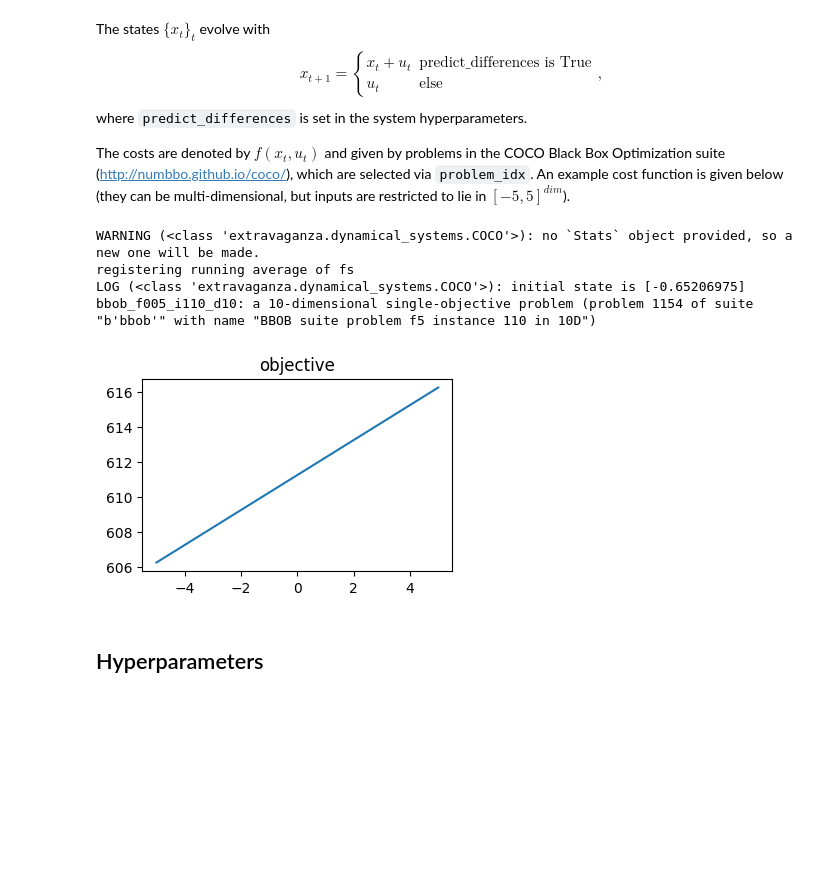
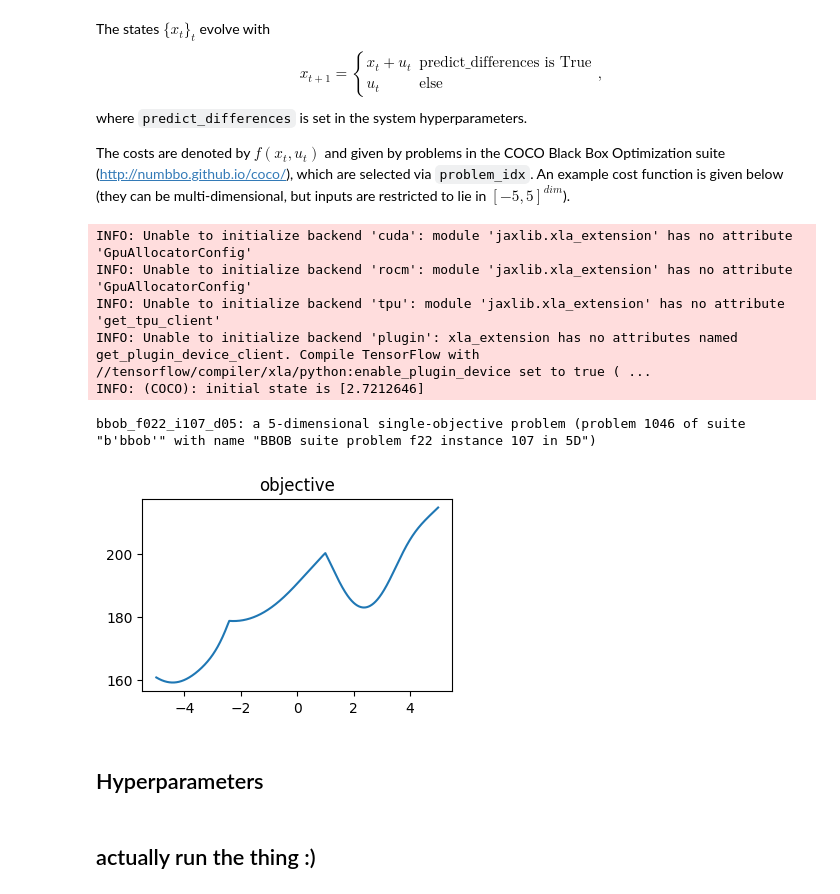
Before and after one commit to edogariu/extravaganza, a Jupyter notebook: experiments/COCO Black Box Optimization.ipynb, the cells around one changed output. Drawn from its saved outputs; the diff is of its cells as text; code cells hidden in the pictures; blank space fills up the shorter version.

```diff
--- a/experiments/COCO Black Box Optimization.ipynb
+++ b/experiments/COCO Black Box Optimization.ipynb
@@ -29,30 +33,37 @@ where `predict_differences` is set in the system hyperparameters.
 
 The costs are denoted by $f(x_t, u_t)$ and given by problems in the COCO Black Box Optimization suite (http://numbbo.github.io/coco/), which are selected via `problem_idx`. An example cost function is given below (they can be multi-dimensional, but inputs are restricted to lie in $[-5, 5]^{dim}$).
 # %%
+# NEW
+# things it works for:
+#       273 (nonconvex), 2010 (sines), 1888 (monotonic), 861 (ez), 682-684 (nonconvex)
+
+# OLD
 # things it breaks for:
 #       304, 224 & 576 (lil wiggles), 2133 (this ones unfair), 1653 (sucks at wiggles), 1154 (straight line)
 # things it looks interesting for:
 #       1552 (large basin to explore), 1826 (large scale gives rly large fluctuations), 108 (zoom in on the basin)
 # good nonconvex tests:
 #       682 and 683 (two local mins, one at 0), 1129 (jaggedy), 1046 (two local mins), 2049
 
-problem_idx = 1154
+problem_idx = 1046 # np.random.randint(2160)
 
 coco = COCO(problem_idx,
             dim=1,
             disturbance_type='none',
             predict_differences=False,
             seed=SYSTEM_SEED)
 print(coco.problem)
 fig, ax = plt.subplots(1, 1, figsize=(4, 2.5))
 ax.plot(coco.stats['gt_xs'], coco.stats['gt_fs'])
 ax.set_title('objective')
 plt.show()
 # %% [output]
-WARNING (<class 'extravaganza.dynamical_systems.COCO'>): no `Stats` object provided, so a new one will be made.
-registering running average of fs
-LOG (<class 'extravaganza.dynamical_systems.COCO'>): initial state is [-0.65206975]
-bbob_f005_i110_d10: a 10-dimensional single-objective problem (problem 1154 of suite "b'bbob'" with name "BBOB suite problem f5 instance 110 in 10D")
+INFO: Unable to initialize backend 'cuda': module 'jaxlib.xla_extension' has no attribute 'GpuAllocatorConfig'
+INFO: Unable to initialize backend 'rocm': module 'jaxlib.xla_extension' has no attribute 'GpuAllocatorConfig'
+INFO: Unable to initialize backend 'tpu': module 'jaxlib.xla_extension' has no attribute 'get_tpu_client'
+INFO: Unable to initialize backend 'plugin': xla_extension has no attributes named get_plugin_device_client. Compile TensorFlow with //tensorflow/compiler/xla/python:enable_plugin_device set to true ( ...
+INFO: (COCO): initial state is [2.7212646]
+bbob_f022_i107_d05: a 5-dimensional single-objective problem (problem 1046 of suite "b'bbob'" with name "BBOB suite problem f22 instance 107 in 5D")
-[figure, old version]
+[figure, new version]
 # %% [markdown]
 ## Hyperparameters
@@ -132,0 +160,2 @@ make_controllers = {
+# %% [markdown]
+## actually run the thing :)
```
Also changed, not shown: parts of 12 cells of this notebook, 37 other files.
